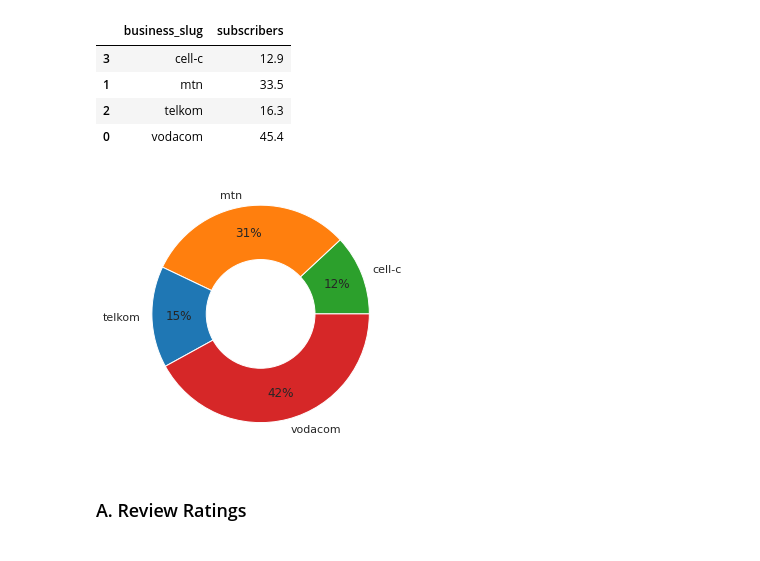
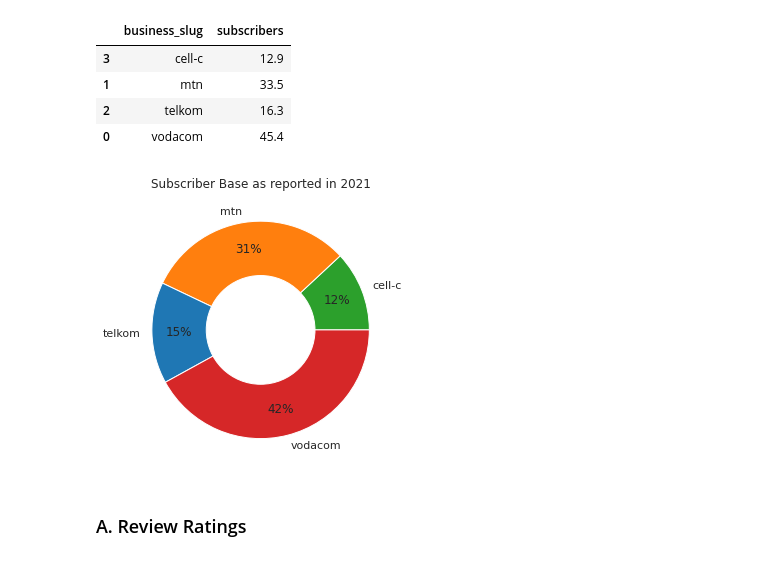
Before and after one commit to JohnnyFoulds/dsm020-2021-oct, a Jupyter notebook: coursework_01/cw.ipynb, the cells around one changed output. Drawn from its saved outputs; the diff is of its cells as text; code cells hidden in the pictures.

```diff
--- a/coursework_01/cw.ipynb
+++ b/coursework_01/cw.ipynb
@@ -809,19 +810,20 @@ df_subscribers
 # %%
 plt.pie(
     data=df_subscribers,
     x='subscribers',
     labels = 'business_slug',
     colors = telecom_colors,
     pctdistance=0.75,
     autopct='%.0f%%')
 
 my_circle=plt.Circle( (0,0), 0.5, color='white')
 p=plt.gcf()
 p.gca().add_artist(my_circle)
 
+plt.title("Subscriber Base as reported in 2021")
 plt.show()
 # %% [output]
-[figure, old version]
+[figure, new version]
 # %% [markdown]
 ### A. Review Ratings
 # %%
```
Also changed, not shown: parts of 13 cells of this notebook.
